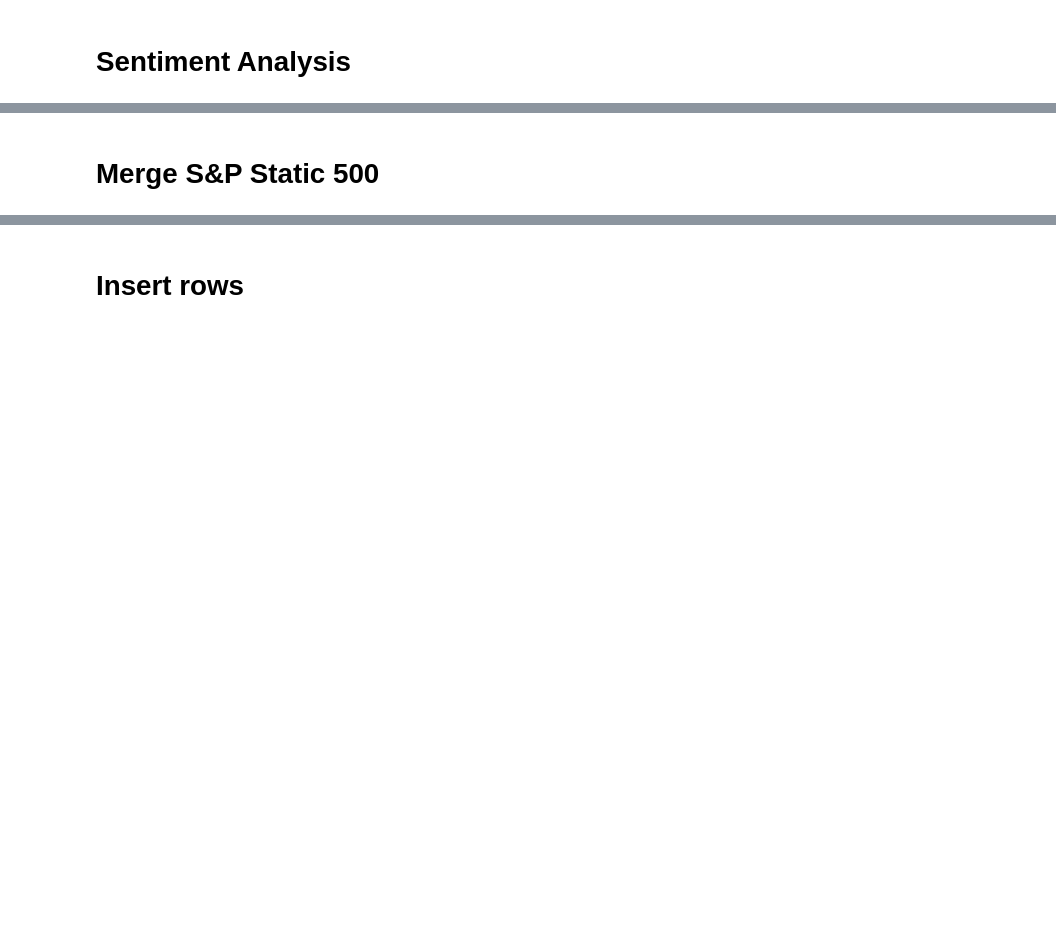
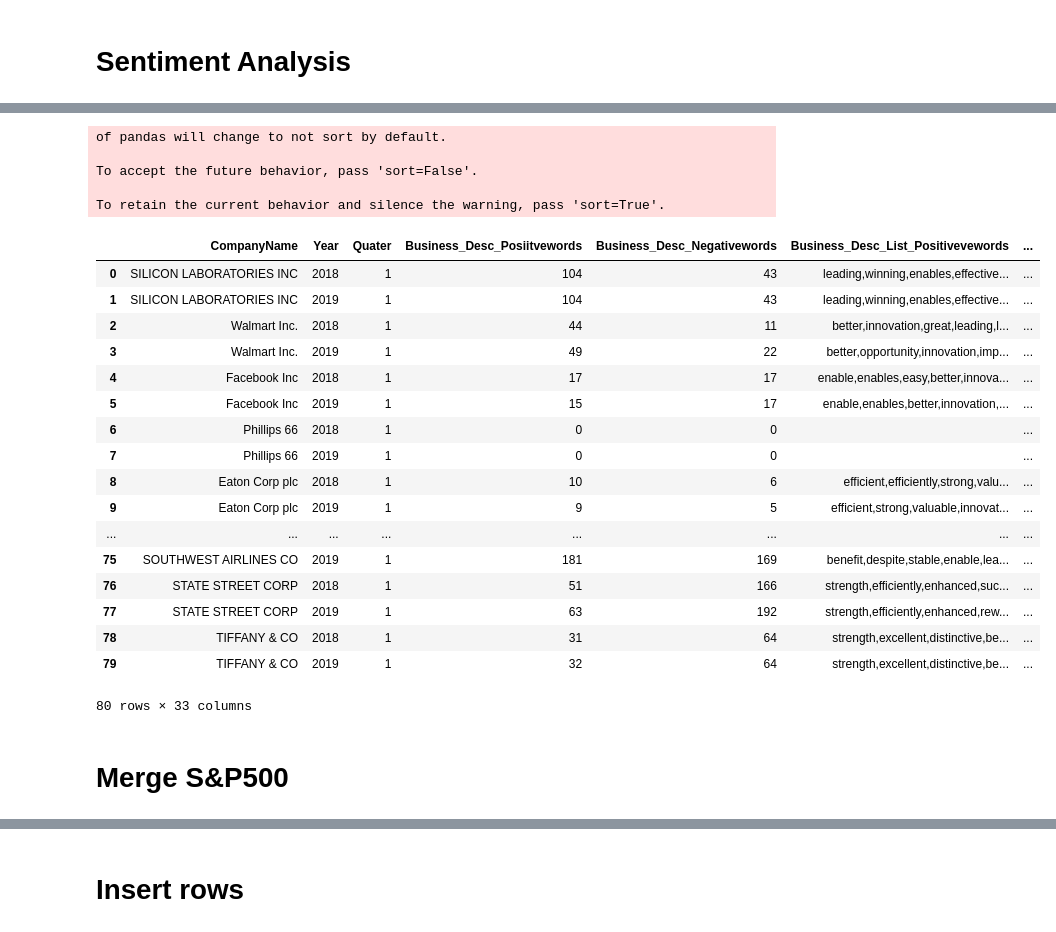
Before and after one commit to coolkingsingh97/Infowarriors-Davidson, a Jupyter notebook: SEC_Script/Text-Preprocessing .ipynb, the cells around one changed output, grey strips where cells are left out. Drawn from its saved outputs; the diff is of its cells as text; code cells hidden in the pictures; blank space fills up the shorter version.

Commit message:
corrected merge script

```diff
--- a/SEC_Script/Text-Preprocessing .ipynb
+++ b/SEC_Script/Text-Preprocessing .ipynb
@@ -693,29 +809,64 @@ def sentiments_each_item(dictionary,df,company_name):
 # %%
 #check the sentiments and gunning fog of each items in the database for the input company
 #function to get the data for all the companies
 def all_companies_sentiments():
     companies_list = list(parsed10K['CompanyName'])
     #print(companies_list)
-    sentiment_df = pd.DataFrame(columns= ['Company','Year','Quater',
+
+    sentiment_df = pd.DataFrame(columns= ['CompanyName','TypeOfFiling','Year','Quater',
+                                          'Business_Desc','Risk_Factors','Management_Discussion','Market_Risk','Financial_Statements', 'Controls_Proc',
                                      'Business_Desc_Posiitvewords','Business_Desc_Negativewords','Business_Desc_List_Positivevewords','Business_Desc_List_Negativevewords','Business_Desc_Gunning_Fog',
                                     'Risk_Factors_Posiitvewords','Risk_Factors_Negativewords','Risk_Factors_List_Positivevewords','Risk_Factors_List_Negativevewords','Risk_Factors_Gunning_Fog',
                                     'Management_Discussion_Posiitvewords','Management_Discussion_Negativewords','Management_Discussion_List_Positivevewords','Management_Discussion_List_Negativevewords','Management_Discussion_Gunning_Fog',
                                     'Market_Risk_Posiitvewords','Market_Risk_Negativewords','Market_Risk_List_Positivevewords','Market_Risk_List_Negativevewords','Market_Risk_Gunning_Fog',
                                     'Financial_Statements_Posiitvewords','Financial_Statements_Negativewords','Financial_Statements_List_Positivevewords','Financial_Statements_List_Negativevewords','Financial_Statements_Gunning_Fog',
-                                    'Controls_Proc_Posiitvewords','Controls_Proc_Negativewords','Controls_Proc_List_Positivevewords','Controls_Proc_List_Negativevewords','Controls_Proc_Gunning_Fog',
-                                    'Total_Gunning_Fog'  ])
+                                    'Controls_Proc_Posiitvewords','Controls_Proc_Negativewords','Controls_Proc_List_Positivevewords','Controls_Proc_List_Negativevewords','Controls_Proc_Gunning_Fog'])
+#                                     'Total_Gunning_Fog'  ])
 
     for company in companies_list:
         temp_df = sentiments_each_item(lmdict,parsed10K, company)
         sentiment_df = pd.concat([sentiment_df, temp_df], ignore_index=True)
-        #if company not in ['GENERAL ELECTRIC CO','JPMORGAN CHASE & CO','Phillips 66'] :
+
+    sentiment_df = sentiment_df[['CompanyName','Year','Quater',
+                     'Business_Desc_Posiitvewords','Business_Desc_Negativewords','Business_Desc_List_Positivevewords','Business_Desc_List_Negativevewords','Business_Desc_Gunning_Fog',
+                     'Risk_Factors_Posiitvewords','Risk_Factors_Negativewords','Risk_Factors_List_Positivevewords','Risk_Factors_List_Negativevewords','Risk_Factors_Gunning_Fog',
+                     'Management_Discussion_Posiitvewords','Management_Discussion_Negativewords','Management_Discussion_List_Positivevewords','Management_Discussion_List_Negativevewords','Management_Discussion_Gunning_Fog',
+                     'Market_Risk_Posiitvewords','Market_Risk_Negativewords','Market_Risk_List_Positivevewords','Market_Risk_List_Negativevewords','Market_Risk_Gunning_Fog',
+                     'Financial_Statements_Posiitvewords','Financial_Statements_Negativewords','Financial_Statements_List_Positivevewords','Financial_Statements_List_Negativevewords','Financial_Statements_Gunning_Fog',
+                     'Controls_Proc_Posiitvewords','Controls_Proc_Negativewords','Controls_Proc_List_Positivevewords','Controls_Proc_List_Negativevewords','Controls_Proc_Gunning_Fog']]
+
 
 
 
     return sentiment_df
-#all_companies_sentiments()
+
+all_companies_sentiments()
+# %% [output]
+of pandas will change to not sort by default.
+
+To accept the future behavior, pass 'sort=False'.
+
+To retain the current behavior and silence the warning, pass 'sort=True'.
+|  | CompanyName | Year | Quater | Business_Desc_Posiitvewords | Business_Desc_Negativewords | Business_Desc_List_Positivevewords | ... |
+| 0 | SILICON LABORATORIES INC | 2018 | 1 | 104 | 43 | leading,winning,enables,effective... | ... |
+| 1 | SILICON LABORATORIES INC | 2019 | 1 | 104 | 43 | leading,winning,enables,effective... | ... |
+| 2 | Walmart Inc. | 2018 | 1 | 44 | 11 | better,innovation,great,leading,l... | ... |
+| 3 | Walmart Inc. | 2019 | 1 | 49 | 22 | better,opportunity,innovation,imp... | ... |
+| 4 | Facebook Inc | 2018 | 1 | 17 | 17 | enable,enables,easy,better,innova... | ... |
+| 5 | Facebook Inc | 2019 | 1 | 15 | 17 | enable,enables,better,innovation,... | ... |
+| 6 | Phillips 66 | 2018 | 1 | 0 | 0 |  | ... |
+| 7 | Phillips 66 | 2019 | 1 | 0 | 0 |  | ... |
+| 8 | Eaton Corp plc | 2018 | 1 | 10 | 6 | efficient,efficiently,strong,valu... | ... |
+| 9 | Eaton Corp plc | 2019 | 1 | 9 | 5 | efficient,strong,valuable,innovat... | ... |
+| ... | ... | ... | ... | ... | ... | ... | ... |
+| 75 | SOUTHWEST AIRLINES CO | 2019 | 1 | 181 | 169 | benefit,despite,stable,enable,lea... | ... |
+| 76 | STATE STREET CORP | 2018 | 1 | 51 | 166 | strength,efficiently,enhanced,suc... | ... |
+| 77 | STATE STREET CORP | 2019 | 1 | 63 | 192 | strength,efficiently,enhanced,rew... | ... |
+| 78 | TIFFANY & CO | 2018 | 1 | 31 | 64 | strength,excellent,distinctive,be... | ... |
+| 79 | TIFFANY & CO | 2019 | 1 | 32 | 64 | strength,excellent,distinctive,be... | ... |
+80 rows × 33 columns
 # %% [markdown]
-# Merge S&P Static 500
+# Merge S&P500
 # %%
 os.chdir('/Users/bhumikakhandelwal/Documents/Documents/Documents/Academics/Capstone/ProjectWork/Capstone_NLP_DIWD/SEC_Script/')
 datafile = pd.read_excel('S&P500 Static Data Fields.xlsx')
```
Also changed, not shown: parts of 4 cells of this notebook, 1 other file.
